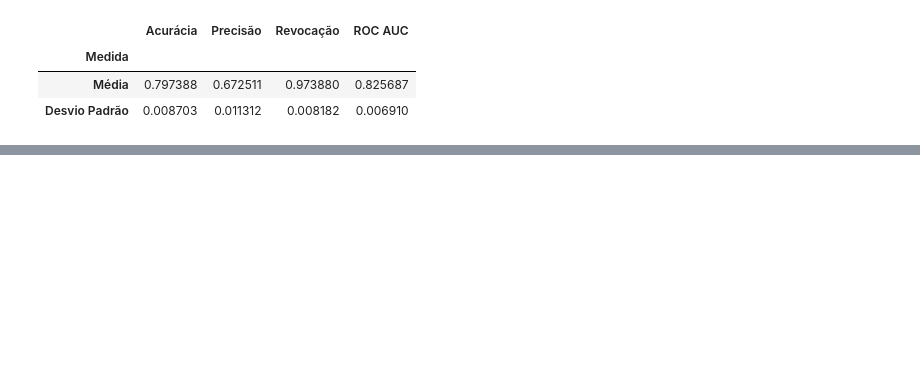
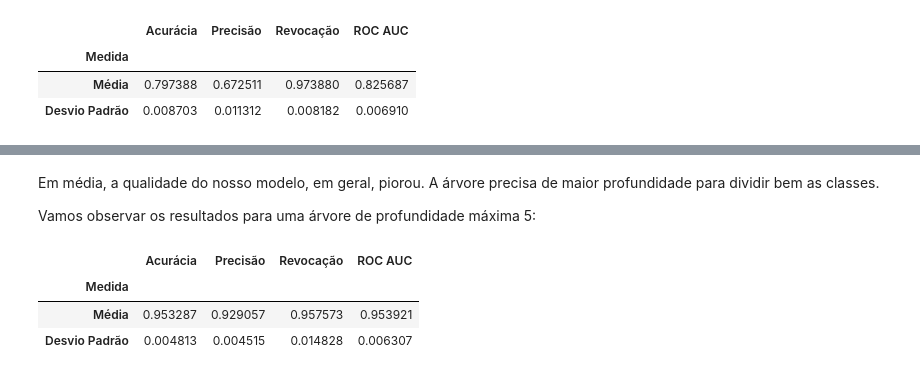
Before and after one commit to marscos/learning_exoplanets, a Jupyter notebook: Aprendizado de Máquina - TP1.ipynb, the cells around one changed output, grey strips where cells are left out. Saved outputs shown, nothing was run; the diff lists cells and outputs as text; code cells hidden in the pictures; blank space fills up the shorter version.

```diff
--- a/Aprendizado de Máquina - TP1.ipynb
+++ b/Aprendizado de Máquina - TP1.ipynb
@@ -205,0 +264,20 @@ O cálculo de $P(y \mid X)$ está favorecendo $P(y = 1 \mid X)$ mais frequenteme
+# %% [markdown]
+Em média, a qualidade do nosso modelo, em geral, piorou. A árvore precisa de maior profundidade para dividir bem as classes.
+
+Vamos observar os resultados para uma árvore de profundidade máxima 5:
+# %%
+dt_depth5 = tree.DecisionTreeClassifier(max_depth=5)
+depth5_results = []
+trees = []
+for train, test in kfold.split(koi, target):
+    dt_depth5 = dt_depth5.fit(koi.iloc[train], target.iloc[train])
+    y_pred = dt_depth5.predict(koi.iloc[test])
+    depth5_results.append(evaluate_prediction(target[test], y_pred))
+depth5_results = np.array(depth5_results)
+results.loc["Decision Tree"] = [depth5_results.mean(axis=0), depth5_results.std(axis=0)]
+results.loc["Decision Tree"]
+# %% [output]
+|  | Acurácia | Precisão | Revocação | ROC AUC |
+| Medida |  |  |  |  |
+| Média | 0.953287 | 0.929057 | 0.957573 | 0.953921 |
+| Desvio Padrão | 0.004813 | 0.004515 | 0.014828 | 0.006307 |
```
Also changed, not shown: parts of 20 cells of this notebook, 5 other files.
